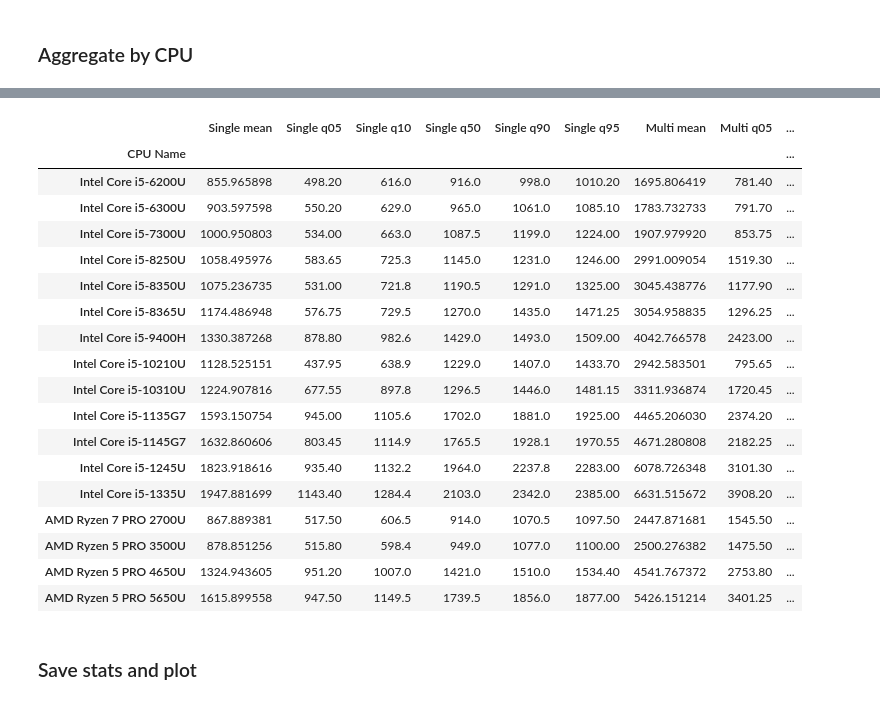
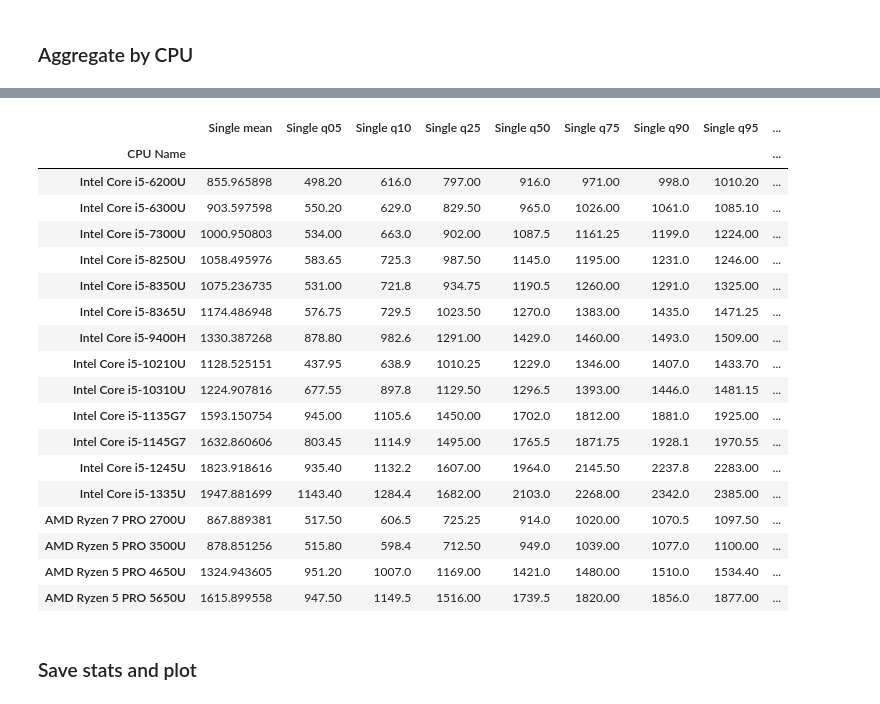
Before and after one commit to pierre-haessig/notebook-cpu-performance, a Jupyter notebook: Retrieve_geekbench.ipynb, the cells around one changed output, grey strips where cells are left out. Drawn from its saved outputs; the diff is of its cells as text; code cells hidden in the pictures.

Commit message:
small CPU stats and perf plot improvements
- add quartiles stats
- add interquartile in plot
- remove i5-9400H cpu from the plot (not same power rating)

```diff
--- a/Retrieve_geekbench.ipynb
+++ b/Retrieve_geekbench.ipynb
@@ -74,5 +80,5 @@ def parse_geekbench_df(gb_html):
 # %%
-cpu_list = [
+cpu_list_all = [
     'Intel Core i5-6200U',
     'Intel Core i5-6300U',
     'Intel Core i5-7300U',
@@ -239,9 +245,11 @@ def agg_dict(column, column_short=None):
     return {
         f'{column_short} mean': (column, 'mean'),
         f'{column_short} q05': (column, quantile_fun(0.05)),
-        f'{column_short} q10': (column, quantile_fun(0.1)),
-        f'{column_short} q50': (column, quantile_fun(0.5)),
-        f'{column_short} q90': (column, quantile_fun(0.9)),
+        f'{column_short} q10': (column, quantile_fun(0.10)),
+        f'{column_short} q25': (column, quantile_fun(0.25)),
+        f'{column_short} q50': (column, quantile_fun(0.50)),
+        f'{column_short} q75': (column, quantile_fun(0.75)),
+        f'{column_short} q90': (column, quantile_fun(0.90)),
         f'{column_short} q95': (column, quantile_fun(0.95)),
     }
 
@@ -293,27 +301,27 @@ single_stats.round(1)
 # %%
 all_stats = pd.concat((single_stats, multi_stats), axis=1)
 # reorder by the predefined list of CPUs
-all_stats.loc[cpu_list]
+all_stats.loc[cpu_list_all]
 # %% [output]
-|  | Single mean | Single q05 | Single q10 | Single q50 | Single q90 | Single q95 | Multi mean | Multi q05 | ... |
+|  | Single mean | Single q05 | Single q10 | Single q25 | Single q50 | Single q75 | Single q90 | Single q95 | ... |
 | CPU Name |  |  |  |  |  |  |  |  | ... |
-| Intel Core i5-6200U | 855.965898 | 498.20 | 616.0 | 916.0 | 998.0 | 1010.20 | 1695.806419 | 781.40 | ... |
-| Intel Core i5-6300U | 903.597598 | 550.20 | 629.0 | 965.0 | 1061.0 | 1085.10 | 1783.732733 | 791.70 | ... |
-| Intel Core i5-7300U | 1000.950803 | 534.00 | 663.0 | 1087.5 | 1199.0 | 1224.00 | 1907.979920 | 853.75 | ... |
-| Intel Core i5-8250U | 1058.495976 | 583.65 | 725.3 | 1145.0 | 1231.0 | 1246.00 | 2991.009054 | 1519.30 | ... |
-| Intel Core i5-8350U | 1075.236735 | 531.00 | 721.8 | 1190.5 | 1291.0 | 1325.00 | 3045.438776 | 1177.90 | ... |
-| Intel Core i5-8365U | 1174.486948 | 576.75 | 729.5 | 1270.0 | 1435.0 | 1471.25 | 3054.958835 | 1296.25 | ... |
-| Intel Core i5-9400H | 1330.387268 | 878.80 | 982.6 | 1429.0 | 1493.0 | 1509.00 | 4042.766578 | 2423.00 | ... |
-| Intel Core i5-10210U | 1128.525151 | 437.95 | 638.9 | 1229.0 | 1407.0 | 1433.70 | 2942.583501 | 795.65 | ... |
-| Intel Core i5-10310U | 1224.907816 | 677.55 | 897.8 | 1296.5 | 1446.0 | 1481.15 | 3311.936874 | 1720.45 | ... |
-| Intel Core i5-1135G7 | 1593.150754 | 945.00 | 1105.6 | 1702.0 | 1881.0 | 1925.00 | 4465.206030 | 2374.20 | ... |
-| Intel Core i5-1145G7 | 1632.860606 | 803.45 | 1114.9 | 1765.5 | 1928.1 | 1970.55 | 4671.280808 | 2182.25 | ... |
-| Intel Core i5-1245U | 1823.918616 | 935.40 | 1132.2 | 1964.0 | 2237.8 | 2283.00 | 6078.726348 | 3101.30 | ... |
-| Intel Core i5-1335U | 1947.881699 | 1143.40 | 1284.4 | 2103.0 | 2342.0 | 2385.00 | 6631.515672 | 3908.20 | ... |
-| AMD Ryzen 7 PRO 2700U | 867.889381 | 517.50 | 606.5 | 914.0 | 1070.5 | 1097.50 | 2447.871681 | 1545.50 | ... |
-| AMD Ryzen 5 PRO 3500U | 878.851256 | 515.80 | 598.4 | 949.0 | 1077.0 | 1100.00 | 2500.276382 | 1475.50 | ... |
-| AMD Ryzen 5 PRO 4650U | 1324.943605 | 951.20 | 1007.0 | 1421.0 | 1510.0 | 1534.40 | 4541.767372 | 2753.80 | ... |
-| AMD Ryzen 5 PRO 5650U | 1615.899558 | 947.50 | 1149.5 | 1739.5 | 1856.0 | 1877.00 | 5426.151214 | 3401.25 | ... |
+| Intel Core i5-6200U | 855.965898 | 498.20 | 616.0 | 797.00 | 916.0 | 971.00 | 998.0 | 1010.20 | ... |
+| Intel Core i5-6300U | 903.597598 | 550.20 | 629.0 | 829.50 | 965.0 | 1026.00 | 1061.0 | 1085.10 | ... |
+| Intel Core i5-7300U | 1000.950803 | 534.00 | 663.0 | 902.00 | 1087.5 | 1161.25 | 1199.0 | 1224.00 | ... |
+| Intel Core i5-8250U | 1058.495976 | 583.65 | 725.3 | 987.50 | 1145.0 | 1195.00 | 1231.0 | 1246.00 | ... |
+| Intel Core i5-8350U | 1075.236735 | 531.00 | 721.8 | 934.75 | 1190.5 | 1260.00 | 1291.0 | 1325.00 | ... |
+| Intel Core i5-8365U | 1174.486948 | 576.75 | 729.5 | 1023.50 | 1270.0 | 1383.00 | 1435.0 | 1471.25 | ... |
+| Intel Core i5-9400H | 1330.387268 | 878.80 | 982.6 | 1291.00 | 1429.0 | 1460.00 | 1493.0 | 1509.00 | ... |
+| Intel Core i5-10210U | 1128.525151 | 437.95 | 638.9 | 1010.25 | 1229.0 | 1346.00 | 1407.0 | 1433.70 | ... |
+| Intel Core i5-10310U | 1224.907816 | 677.55 | 897.8 | 1129.50 | 1296.5 | 1393.00 | 1446.0 | 1481.15 | ... |
+| Intel Core i5-1135G7 | 1593.150754 | 945.00 | 1105.6 | 1450.00 | 1702.0 | 1812.00 | 1881.0 | 1925.00 | ... |
+| Intel Core i5-1145G7 | 1632.860606 | 803.45 | 1114.9 | 1495.00 | 1765.5 | 1871.75 | 1928.1 | 1970.55 | ... |
+| Intel Core i5-1245U | 1823.918616 | 935.40 | 1132.2 | 1607.00 | 1964.0 | 2145.50 | 2237.8 | 2283.00 | ... |
+| Intel Core i5-1335U | 1947.881699 | 1143.40 | 1284.4 | 1682.00 | 2103.0 | 2268.00 | 2342.0 | 2385.00 | ... |
+| AMD Ryzen 7 PRO 2700U | 867.889381 | 517.50 | 606.5 | 725.25 | 914.0 | 1020.00 | 1070.5 | 1097.50 | ... |
+| AMD Ryzen 5 PRO 3500U | 878.851256 | 515.80 | 598.4 | 712.50 | 949.0 | 1039.00 | 1077.0 | 1100.00 | ... |
+| AMD Ryzen 5 PRO 4650U | 1324.943605 | 951.20 | 1007.0 | 1169.00 | 1421.0 | 1480.00 | 1510.0 | 1534.40 | ... |
+| AMD Ryzen 5 PRO 5650U | 1615.899558 | 947.50 | 1149.5 | 1516.00 | 1739.5 | 1820.00 | 1856.0 | 1877.00 | ... |
 # %% [markdown]
 ### Save stats and plot
 # %%
```
Also changed, not shown: parts of 17 cells of this notebook, 5 other files.
